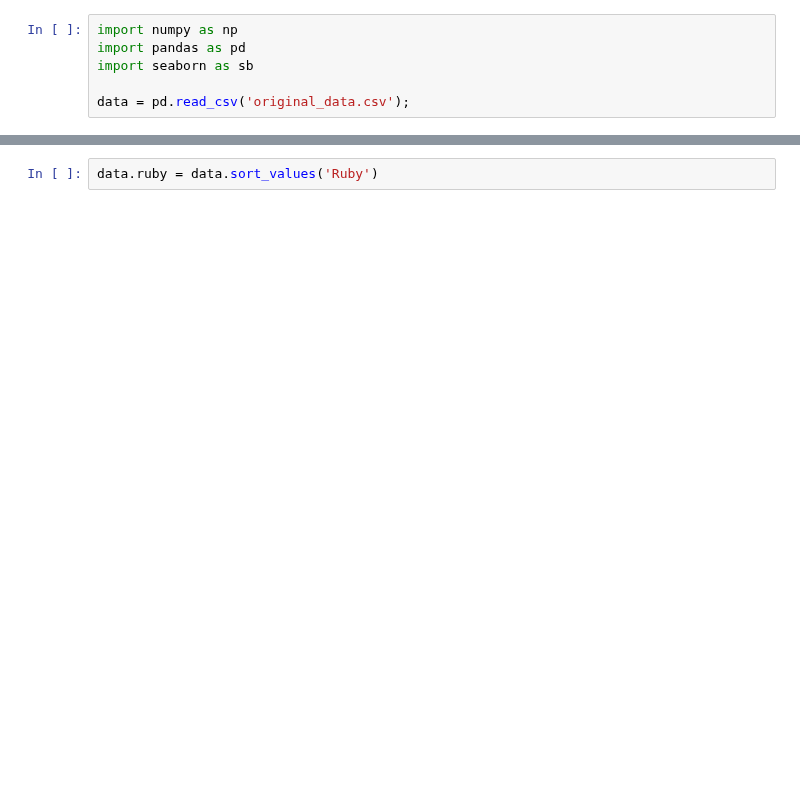
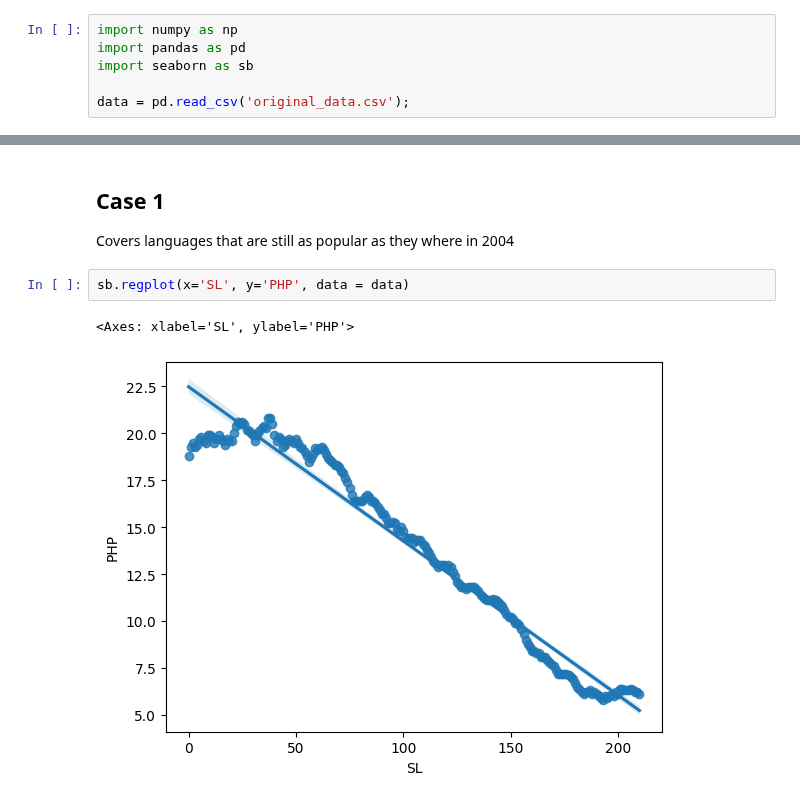
Before and after one commit to 0thorderlogic/smalldata, a Jupyter notebook: main.ipynb, the cells around one changed output, grey strips where cells are left out. Saved outputs shown, nothing was run; the diff lists cells and outputs as text; blank space fills up the shorter version.

Commit message:
Traceback, testing, notes
No more traceback error, the ordinate has proper labling, testing file for cases has been outlined with instruction

```diff
--- a/main.ipynb
+++ b/main.ipynb
@@ -46,2 +43,9 @@ UFuncTypeError: ufunc 'multiply' did not contain a loop with signature matching
+# %% [markdown]
+## Case 1
+
+ Covers languages that are still as popular as they where in 2004
 # %%
-data.ruby = data.sort_values('Ruby')
+sb.regplot(x='SL', y='PHP', data = data)
+# %% [output]
+<Axes: xlabel='SL', ylabel='PHP'>
+[figure, added]
```
Also changed, not shown: parts of 10 cells of this notebook, 3 other files.
